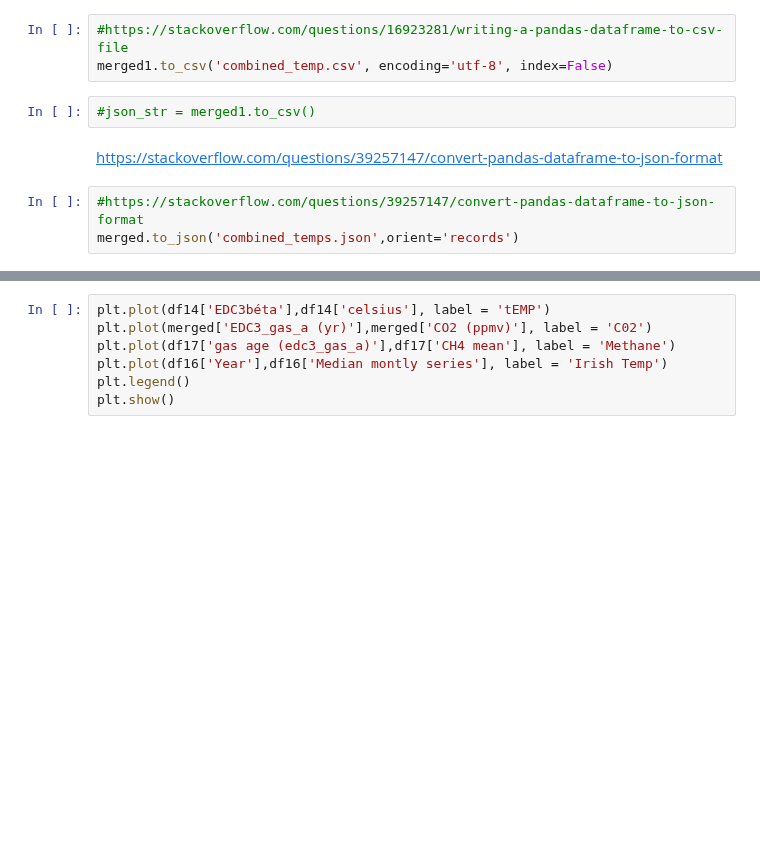
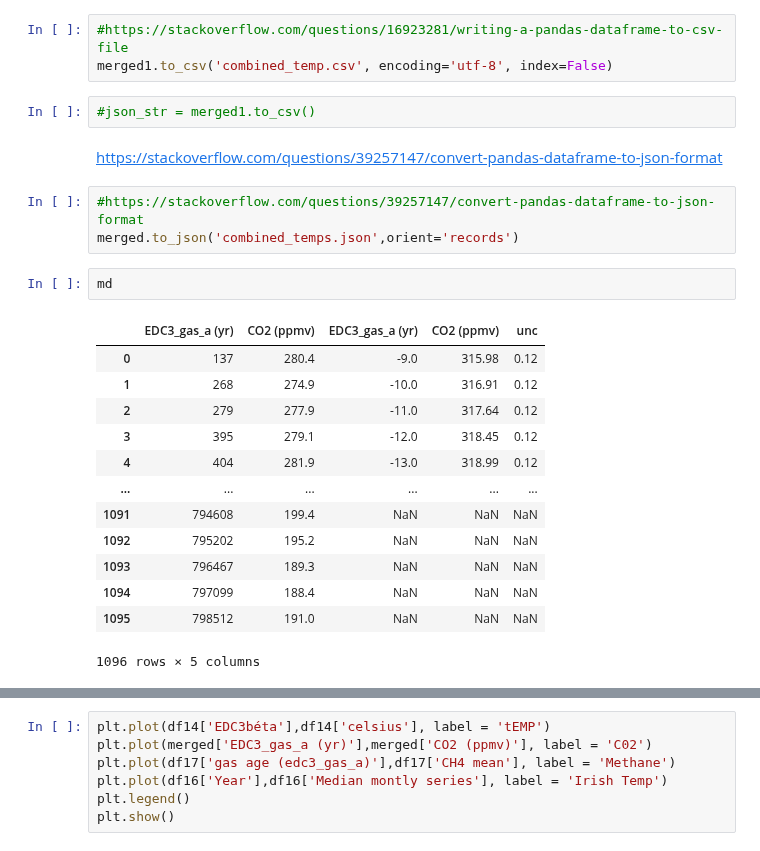
Before and after one commit to dectan/Programming-for-Data-Analysis-Project-2, a Jupyter notebook: test3.ipynb, the cells around one changed output, grey strips where cells are left out. Cells and saved outputs as stored; diff of their text form; blank space fills up the shorter version.

```diff
--- a/test3.ipynb
+++ b/test3.ipynb
@@ -230,3 +585,19 @@ https://stackoverflow.com/questions/39257147/convert-pandas-dataframe-to-json-fo
 # %%
 #https://stackoverflow.com/questions/39257147/convert-pandas-dataframe-to-json-format
 merged.to_json('combined_temps.json',orient='records')
+# %%
+md
+# %% [output]
+|  | EDC3_gas_a (yr) | CO2 (ppmv) | EDC3_gas_a (yr) | CO2 (ppmv) | unc |
+| 0 | 137 | 280.4 | -9.0 | 315.98 | 0.12 |
+| 1 | 268 | 274.9 | -10.0 | 316.91 | 0.12 |
+| 2 | 279 | 277.9 | -11.0 | 317.64 | 0.12 |
+| 3 | 395 | 279.1 | -12.0 | 318.45 | 0.12 |
+| 4 | 404 | 281.9 | -13.0 | 318.99 | 0.12 |
+| ... | ... | ... | ... | ... | ... |
+| 1091 | 794608 | 199.4 | NaN | NaN | NaN |
+| 1092 | 795202 | 195.2 | NaN | NaN | NaN |
+| 1093 | 796467 | 189.3 | NaN | NaN | NaN |
+| 1094 | 797099 | 188.4 | NaN | NaN | NaN |
+| 1095 | 798512 | 191.0 | NaN | NaN | NaN |
+1096 rows × 5 columns
```
Also changed, not shown: parts of 49 cells of this notebook, 2 other files.
